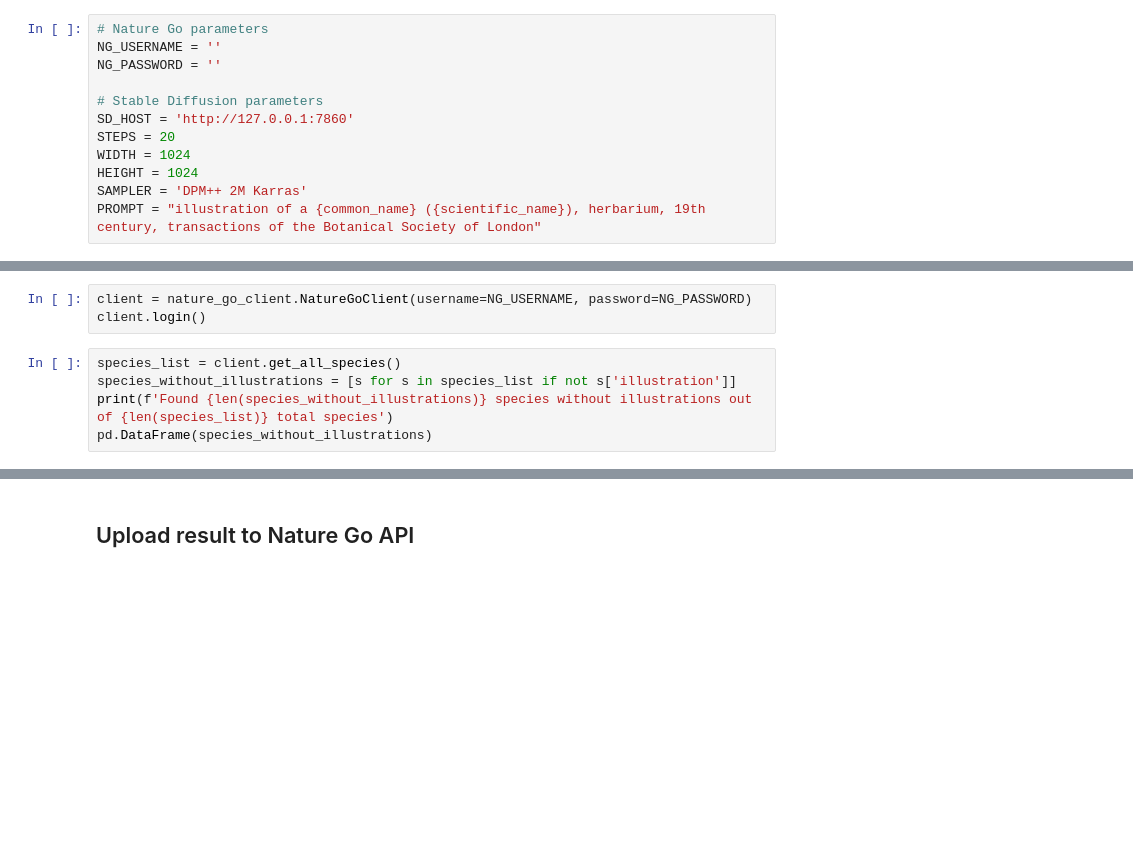
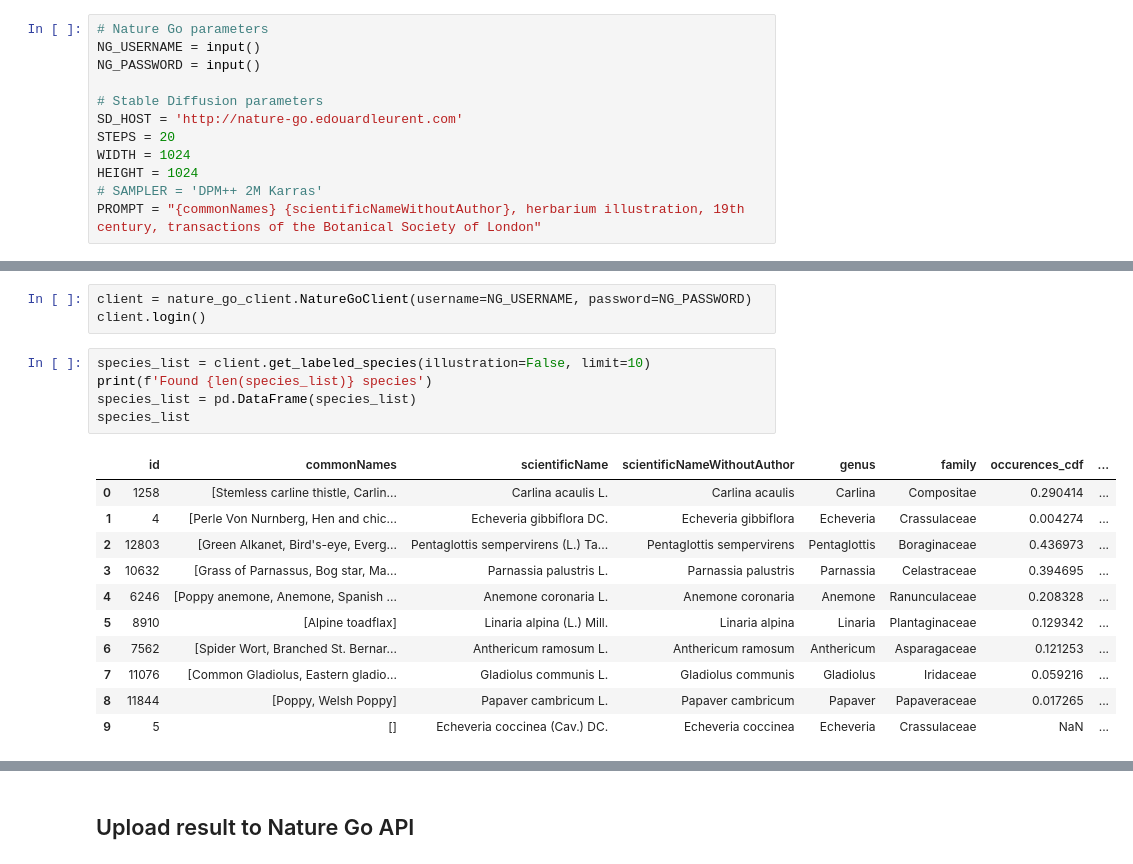
Before and after one commit to eleurent/nature-go, a Jupyter notebook: backend/generation/generate_illustrations.ipynb, the cells around one changed output, grey strips where cells are left out. Cells and saved outputs as stored; diff of their text form; blank space fills up the shorter version.

```diff
--- a/backend/generation/generate_illustrations.ipynb
+++ b/backend/generation/generate_illustrations.ipynb
@@ -13,23 +16,35 @@ import nature_go_client
 # %%
 # Nature Go parameters
-NG_USERNAME = ''
-NG_PASSWORD = ''
+NG_USERNAME = input()
+NG_PASSWORD = input()
 
 # Stable Diffusion parameters
-SD_HOST = 'http://127.0.0.1:7860'
+SD_HOST = 'http://nature-go.edouardleurent.com'
 STEPS = 20
 WIDTH = 1024
 HEIGHT = 1024
-SAMPLER = 'DPM++ 2M Karras'
-PROMPT = "illustration of a {common_name} ({scientific_name}), herbarium, 19th century, transactions of the Botanical Society of London"
+# SAMPLER = 'DPM++ 2M Karras'
+PROMPT = "{commonNames} {scientificNameWithoutAuthor}, herbarium illustration, 19th century, transactions of the Botanical Society of London"
 # %% [markdown]
 ## Retrieve species with missing images through Nature go API
 # %%
 client = nature_go_client.NatureGoClient(username=NG_USERNAME, password=NG_PASSWORD)
 client.login()
 # %%
-species_list = client.get_all_species()
-species_without_illustrations = [s for s in species_list if not s['illustration']]
-print(f'Found {len(species_without_illustrations)} species without illustrations out of {len(species_list)} total species')
-pd.DataFrame(species_without_illustrations)
+species_list = client.get_labeled_species(illustration=False, limit=10)
+print(f'Found {len(species_list)} species')
+species_list = pd.DataFrame(species_list)
+species_list
+# %% [output]
+|  | id | commonNames | scientificName | scientificNameWithoutAuthor | genus | family | occurences_cdf | ... |
+| 0 | 1258 | [Stemless carline thistle, Carlin... | Carlina acaulis L. | Carlina acaulis | Carlina | Compositae | 0.290414 | ... |
+| 1 | 4 | [Perle Von Nurnberg, Hen and chic... | Echeveria gibbiflora DC. | Echeveria gibbiflora | Echeveria | Crassulaceae | 0.004274 | ... |
+| 2 | 12803 | [Green Alkanet, Bird's-eye, Everg... | Pentaglottis sempervirens (L.) Ta... | Pentaglottis sempervirens | Pentaglottis | Boraginaceae | 0.436973 | ... |
+| 3 | 10632 | [Grass of Parnassus, Bog star, Ma... | Parnassia palustris L. | Parnassia palustris | Parnassia | Celastraceae | 0.394695 | ... |
+| 4 | 6246 | [Poppy anemone, Anemone, Spanish ... | Anemone coronaria L. | Anemone coronaria | Anemone | Ranunculaceae | 0.208328 | ... |
+| 5 | 8910 | [Alpine toadflax] | Linaria alpina (L.) Mill. | Linaria alpina | Linaria | Plantaginaceae | 0.129342 | ... |
+| 6 | 7562 | [Spider Wort, Branched St. Bernar... | Anthericum ramosum L. | Anthericum ramosum | Anthericum | Asparagaceae | 0.121253 | ... |
+| 7 | 11076 | [Common Gladiolus, Eastern gladio... | Gladiolus communis L. | Gladiolus communis | Gladiolus | Iridaceae | 0.059216 | ... |
+| 8 | 11844 | [Poppy, Welsh Poppy] | Papaver cambricum L. | Papaver cambricum | Papaver | Papaveraceae | 0.017265 | ... |
+| 9 | 5 | [] | Echeveria coccinea (Cav.) DC. | Echeveria coccinea | Echeveria | Crassulaceae | NaN | ... |
 # %% [markdown]
```
Also changed, not shown: parts of 11 cells of this notebook, 5 other files.
